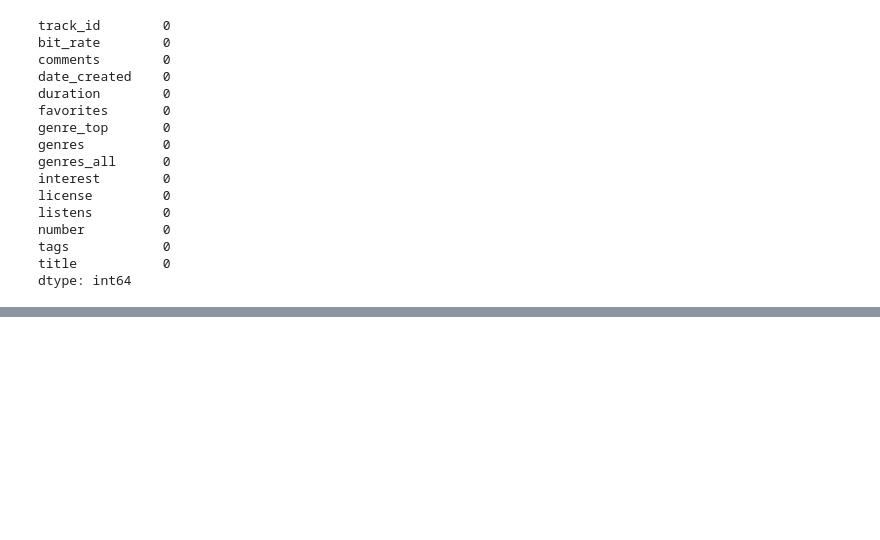
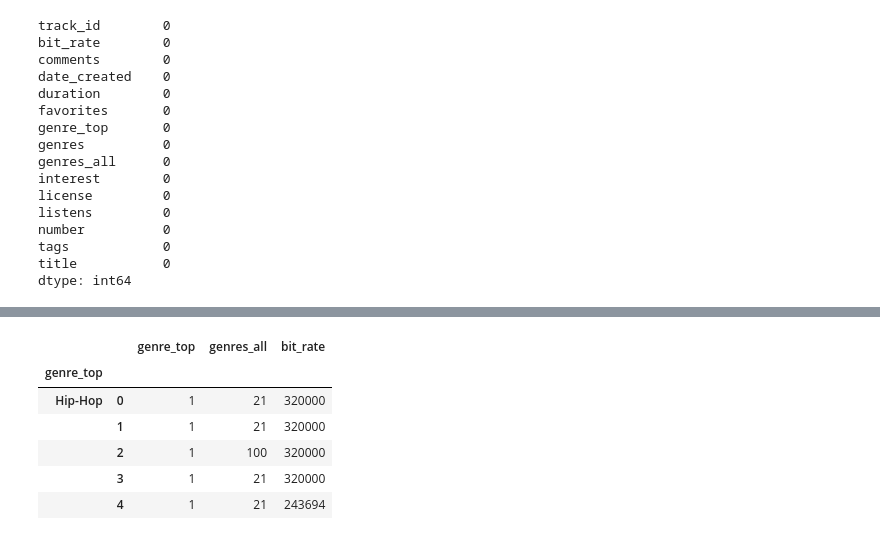
Before and after one commit to Rogerbenedito/English-song-data-from-2008-2017, a Jupyter notebook: Untitled.ipynb, the cells around one changed output, grey strips where cells are left out. Cells and saved outputs as stored; diff of their text form; code cells hidden in the pictures; blank space fills up the shorter version.

```diff
--- a/Untitled.ipynb
+++ b/Untitled.ipynb
@@ -263,0 +346,17 @@ Un cop balancejats el número de valors de cada classe, observem que la correlac
+# %%
+#Modifiquem l'ordre dels atributs per tindre l'atribut objectiu al final
+cols = newDataset.columns.tolist()
+cols = cols[-1:] + cols[:-1]
+newDataset = newDataset[cols]
+
+#normalized_dataset=(newDataset-newDataset.min())/(newDataset.max()-newDataset.min())
+
+newDataset.head()
+# %% [output]
+|  |  | genre_top | genres_all | bit_rate |
+| genre_top |  |  |  |  |
+| Hip-Hop | 0 | 1 | 21 | 320000 |
+|  | 1 | 1 | 21 | 320000 |
+|  | 2 | 1 | 100 | 320000 |
+|  | 3 | 1 | 21 | 320000 |
+|  | 4 | 1 | 21 | 243694 |
```
Also changed, not shown: parts of 32 cells of this notebook.
